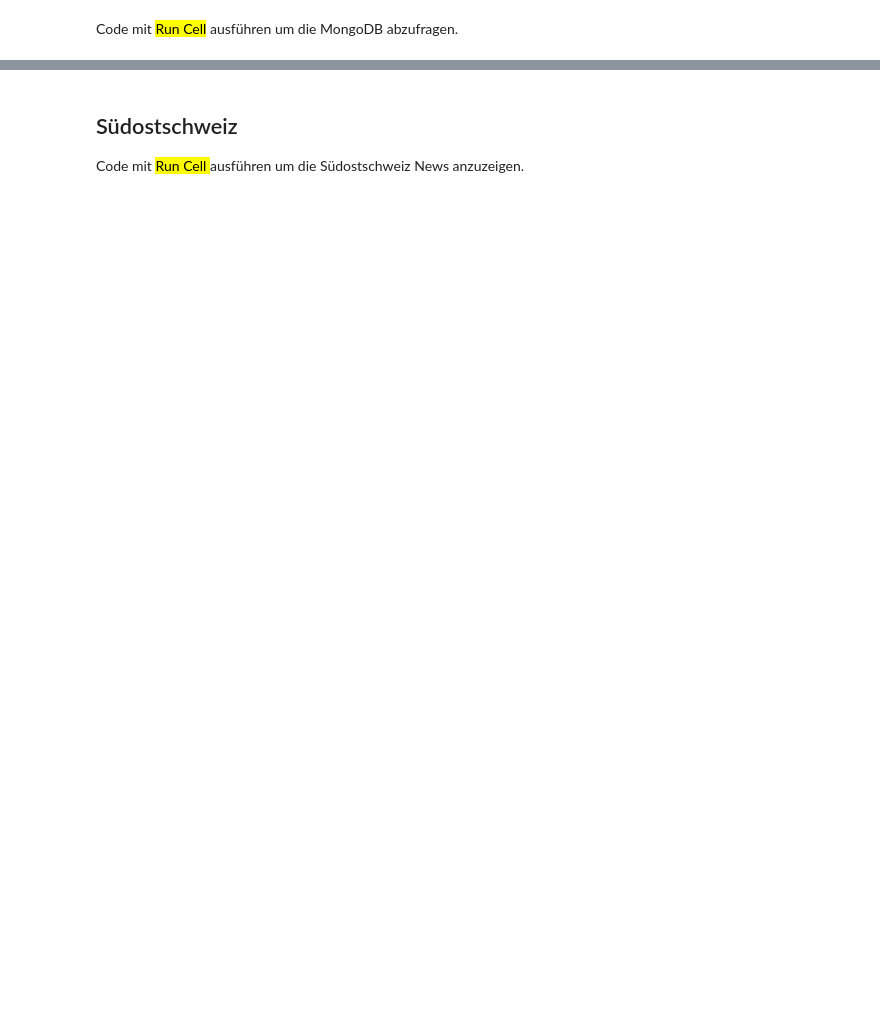
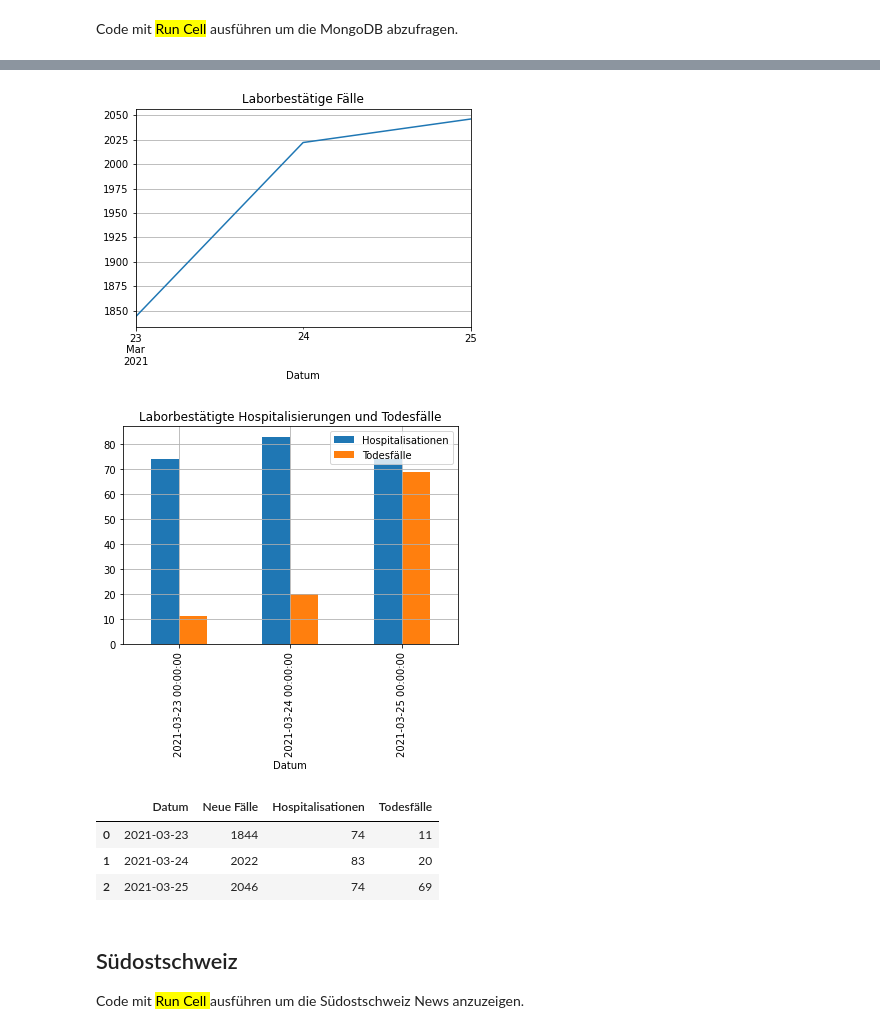
Before and after one commit to tinuwalther/Jupyter-Notebooks, a Jupyter notebook: python/News-Reader.ipynb, the cells around one changed output, grey strips where cells are left out. Saved outputs shown, nothing was run; the diff lists cells and outputs as text; code cells hidden in the pictures; blank space fills up the shorter version.

```diff
--- a/python/News-Reader.ipynb
+++ b/python/News-Reader.ipynb
@@ -327,3 +324,18 @@ df.head()
+# %%
+# Out charts
+df = pd.DataFrame(result)
+# Print data frame set as line chart
+df.plot.line(x="Datum", y=["Neue Fälle"], title="Laborbestätige Fälle", grid=True, legend=False)
+df.plot.bar(x="Datum", y=["Hospitalisationen","Todesfälle"], title="Laborbestätigte Hospitalisierungen und Todesfälle", grid=True)
+#df.plot.area(x="Datum", y=["Hospitalisationen","Todesfälle"], title="Laborbestätigte Hospitalisierungen und Todesfälle", grid=True, legend=True, subplots=True)
+df.head()
+# %% [output]
+[figure, added]
+[figure, added]
+|  | Datum | Neue Fälle | Hospitalisationen | Todesfälle |
+| 0 | 2021-03-23 | 1844 | 74 | 11 |
+| 1 | 2021-03-24 | 2022 | 83 | 20 |
+| 2 | 2021-03-25 | 2046 | 74 | 69 |
 # %% [markdown]
 ## Südostschweiz
 Code  mit <mark> Run Cell </mark> ausführen um die Südostschweiz News anzuzeigen.
```
Also changed, not shown: parts of 5 cells of this notebook.
